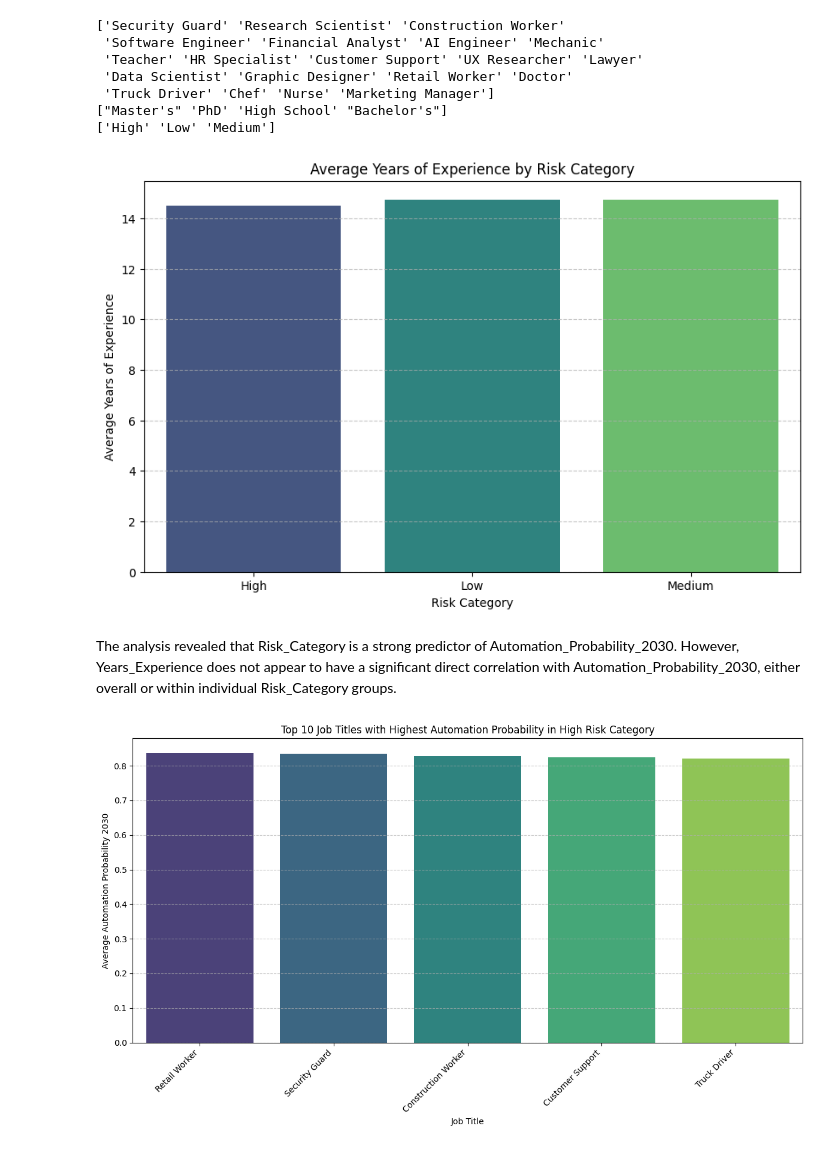
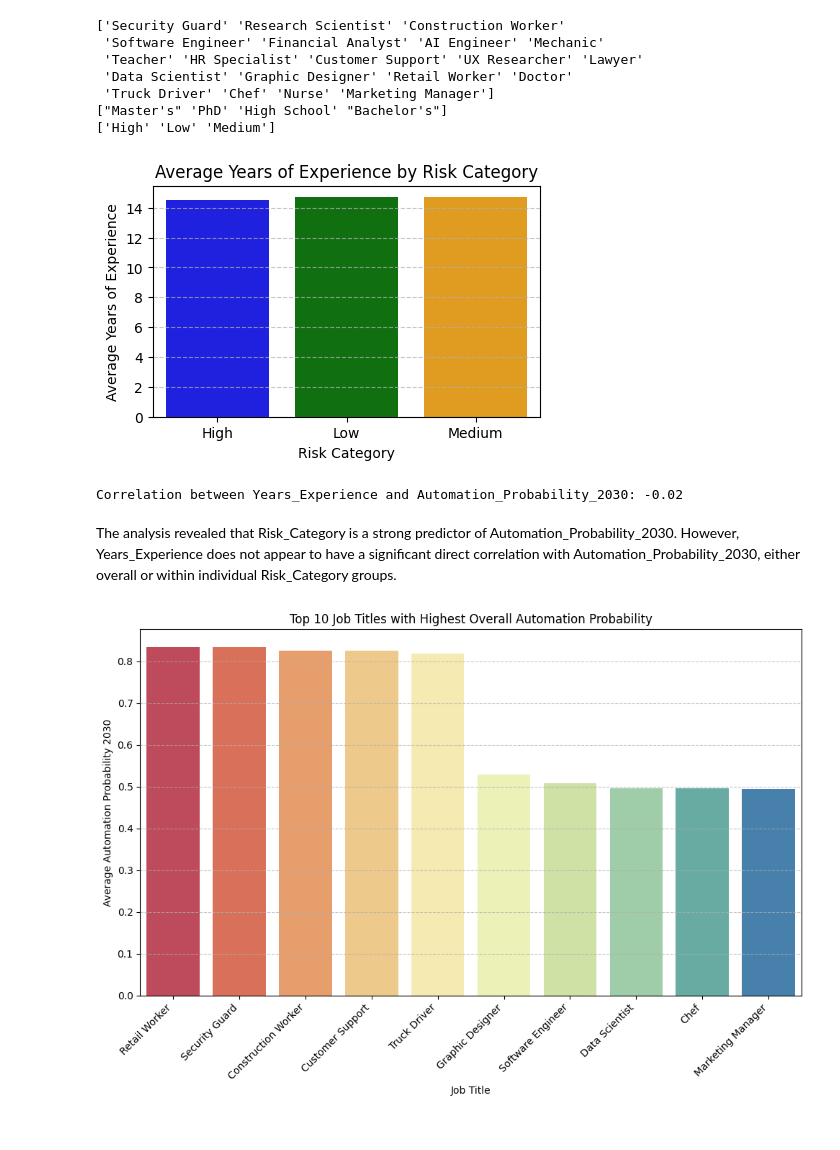
Before and after one commit to diyapant-max/python-foundation, a Jupyter notebook: data_cleanup.ipynb, the cells around one changed output. Saved outputs shown, nothing was run; the diff lists cells and outputs as text; code cells hidden in the pictures.

```diff
--- a/data_cleanup.ipynb
+++ b/data_cleanup.ipynb
@@ -73,31 +73,35 @@ df.to_csv('ai_impact_data_cleanup.csv', index=False)
 # %%
 import matplotlib.pyplot as plt
 import seaborn as sns
-import matplotlib.pyplot as plt
-import seaborn as sns
+
 avg_years_experience_by_risk = df.groupby('Risk_Category')['Years_Experience'].mean().reset_index()
 
-plt.figure(figsize=(10, 6))
-sns.barplot(x='Risk_Category', y='Years_Experience', hue='Risk_Category', data=avg_years_experience_by_risk, palette='viridis', legend=False)
+plt.figure(figsize=(5, 3))
+sns.barplot(x='Risk_Category', y='Years_Experience', data=avg_years_experience_by_risk, palette=['blue','green', 'orange'], hue='Risk_Category', legend=False)
 plt.title('Average Years of Experience by Risk Category')
 plt.xlabel('Risk Category')
 plt.ylabel('Average Years of Experience')
 plt.grid(axis='y', linestyle='--', alpha=0.7)
 plt.show()
 # %% [output]
-[figure, old version]
+[figure, new version]
+# %%
+correlation = df['Years_Experience'].corr(df['Automation_Probability_2030'])
+print(f"Correlation between Years_Experience and Automation_Probability_2030: {correlation:.2f}")
+# %% [output]
+Correlation between Years_Experience and Automation_Probability_2030: -0.02
 # %% [markdown]
 The analysis revealed that Risk_Category is a strong predictor of Automation_Probability_2030. However, Years_Experience does not appear to have a significant direct correlation with Automation_Probability_2030, either overall or within individual Risk_Category groups.
 # %%
 import matplotlib.pyplot as plt
 import seaborn as sns
 
-high_risk_jobs = df[df['Risk_Category'] == 'High']
-top_10_high_risk_jobs = high_risk_jobs.groupby('Job_Title')['Automation_Probability_2030'].mean().nlargest(10).reset_index()
+# Calculate the top 10 job titles with the highest automation probability
+top_10_jobs_automation = df.groupby('Job_Title')['Automation_Probability_2030'].mean().nlargest(10).reset_index()
 
-plt.figure(figsize=(12, 7))
-sns.barplot(x='Job_Title', y='Automation_Probability_2030', hue='Job_Title', data=top_10_high_risk_jobs, palette='viridis', legend=False)
-plt.title('Top 10 Job Titles with Highest Automation Probability in High Risk Category')
+plt.figure(figsize=(10, 7))
+sns.barplot(x='Job_Title', y='Automation_Probability_2030', hue='Job_Title', data=top_10_jobs_automation, palette='Spectral', legend=False)
+plt.title('Top 10 Job Titles with Highest Overall Automation Probability')
 plt.xlabel('Job Title')
 plt.ylabel('Average Automation Probability 2030')
 plt.xticks(rotation=45, ha='right')
@@ -105,4 +109,4 @@ plt.grid(axis='y', linestyle='--', alpha=0.7)
 plt.tight_layout()
 plt.show()
 # %% [output]
-[figure, old version]
+[figure, new version]
```
Also changed, not shown: parts of 2 cells of this notebook.
